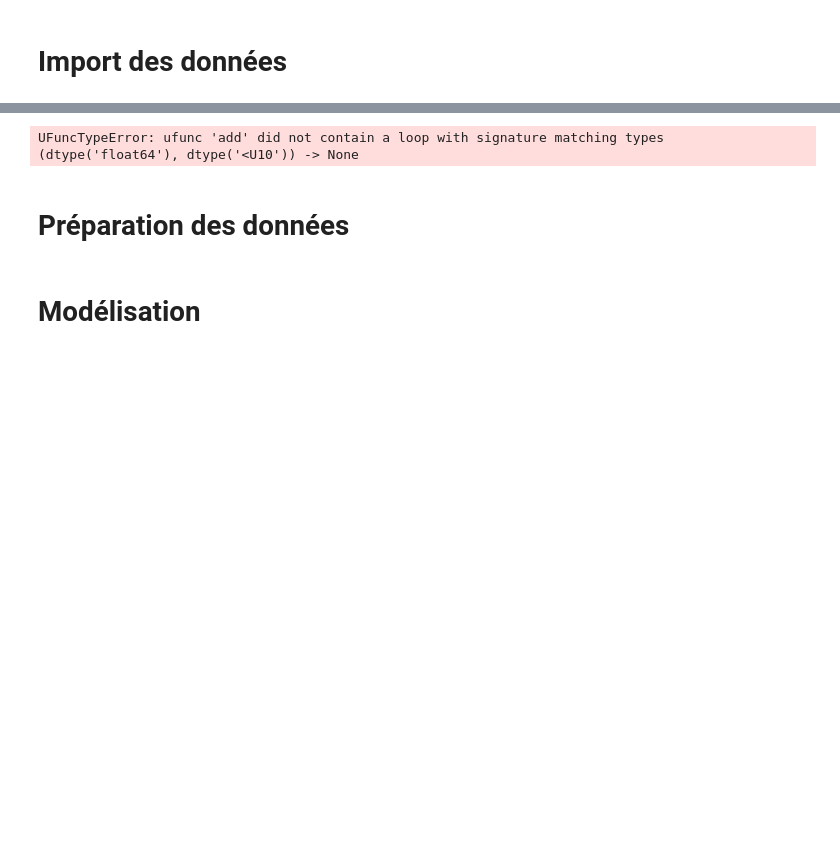
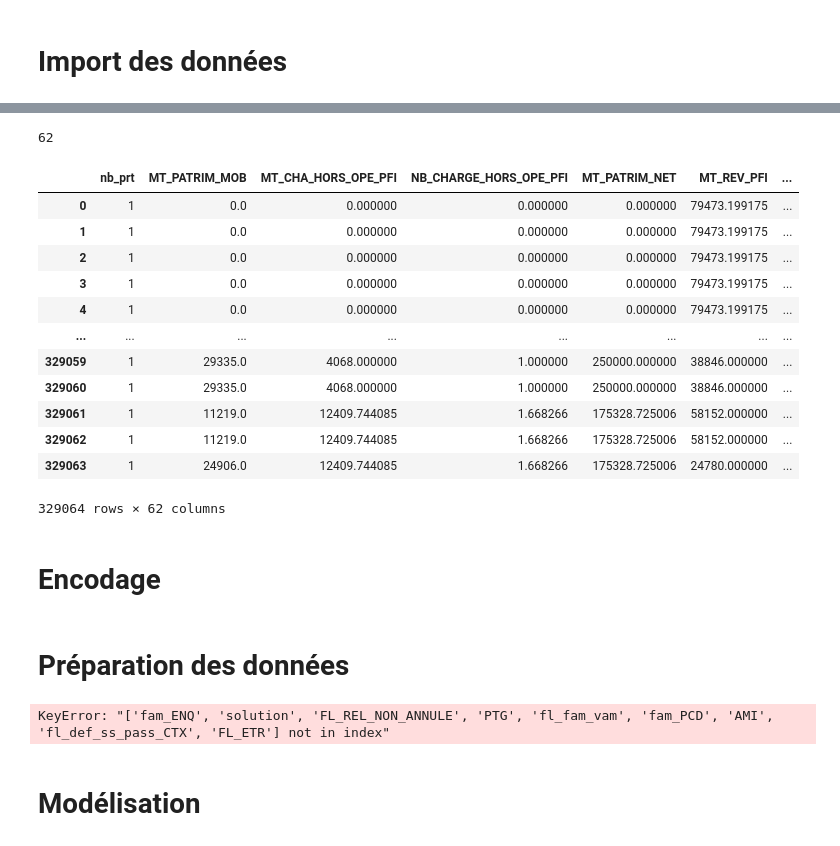
Before and after one commit to samuel-LP/Challenge-Credit-Logement, a Jupyter notebook: notebooks/Modèles_Durée.ipynb, the cells around one changed output, grey strips where cells are left out. Cells and saved outputs as stored; diff of their text form; code cells hidden in the pictures; blank space fills up the shorter version.

```diff
--- a/notebooks/Modèles_Durée.ipynb
+++ b/notebooks/Modèles_Durée.ipynb
@@ -66,0 +144,4 @@ for col in cols_categorielles:
+# %%
+len(selected_features)
+# %% [output]
+62
@@ -67,3 +150,21 @@ for col in cols_categorielles:
+# %%
+df
+# %% [output]
+|  | nb_prt | MT_PATRIM_MOB | MT_CHA_HORS_OPE_PFI | NB_CHARGE_HORS_OPE_PFI | MT_PATRIM_NET | MT_REV_PFI | ... |
+| 0 | 1 | 0.0 | 0.000000 | 0.000000 | 0.000000 | 79473.199175 | ... |
+| 1 | 1 | 0.0 | 0.000000 | 0.000000 | 0.000000 | 79473.199175 | ... |
+| 2 | 1 | 0.0 | 0.000000 | 0.000000 | 0.000000 | 79473.199175 | ... |
+| 3 | 1 | 0.0 | 0.000000 | 0.000000 | 0.000000 | 79473.199175 | ... |
+| 4 | 1 | 0.0 | 0.000000 | 0.000000 | 0.000000 | 79473.199175 | ... |
+| ... | ... | ... | ... | ... | ... | ... | ... |
+| 329059 | 1 | 29335.0 | 4068.000000 | 1.000000 | 250000.000000 | 38846.000000 | ... |
+| 329060 | 1 | 29335.0 | 4068.000000 | 1.000000 | 250000.000000 | 38846.000000 | ... |
+| 329061 | 1 | 11219.0 | 12409.744085 | 1.668266 | 175328.725006 | 58152.000000 | ... |
+| 329062 | 1 | 11219.0 | 12409.744085 | 1.668266 | 175328.725006 | 58152.000000 | ... |
+| 329063 | 1 | 24906.0 | 12409.744085 | 1.668266 | 175328.725006 | 24780.000000 | ... |
+329064 rows × 62 columns
+# %% [markdown]
+# Encodage
 # %%
 def encode_columns(df):
     encoders = {}
@@ -87,27 +188,6 @@ def encode_columns(df):
     return df, encoders
 
 encoded_df, encoders = encode_columns(df)
-# %%
-from scipy.stats import pointbiserialr
-
-
-def calculate_pointbiserial_corr(df, binary_var):
-    corr_dict = {}
-    for col in df.columns:
-        if col != binary_var:
-            corr, p_value = pointbiserialr(df[binary_var], df[col])
-            corr_dict[col] = corr
-    return corr_dict
-
-# Calcul de la corrélation point-bisériale
-corr_dict = calculate_pointbiserial_corr(encoded_df, 'fl_pass_DET')
-
-# Filtrer les variables avec une corrélation > 0.30
-selected_variables = {k: v for k, v in corr_dict.items() if abs(v) > 0.05}
-
-selected_variables.keys()
-# %% [output]
-UFuncTypeError: ufunc 'add' did not contain a loop with signature matching types (dtype('float64'), dtype('<U10')) -> None
 # %%
 df_validation = df[df['arrete']>"2020-12-30"]
 df_train = df[df['arrete']<"2020-12-30"]
@@ -130,6 +210,10 @@ data_haz.loc[(data_haz['start'] == data_haz['stop']) & (data_haz['start'] == 0)
 data_haz = data_haz.select_dtypes(exclude=["datetime64"])
 # %%
 data_haz.drop(columns = ["cd_op"], inplace = True)
+# %%
+data_haz2 = data_haz[['fam_ENQ','solution','FL_REL_NON_ANNULE','niv_gravite_mtf_dne','CD_SITFAM_EMP1','regroup_natur_op','PTG','fl_fam_vam','fam_PCD','AMI','CD_ETAT_CIVIL','CD_NAT_EMP1','niv_gravite_mtf_dne','FL_REL_NON_ANNULE','sol_echec','fl_def_ss_pass_CTX','nb_empr_ope','CD_MTF_DFC','FL_ETR', "id", "fl_pass_DET", "start", "stop"]]
+# %% [output]
+KeyError: "['fam_ENQ', 'solution', 'FL_REL_NON_ANNULE', 'PTG', 'fl_fam_vam', 'fam_PCD', 'AMI', 'fl_def_ss_pass_CTX', 'FL_ETR'] not in index"
 # %% [markdown]
 # Modélisation
 # %%
```
Also changed, not shown: parts of 15 cells of this notebook, 1 other file.
